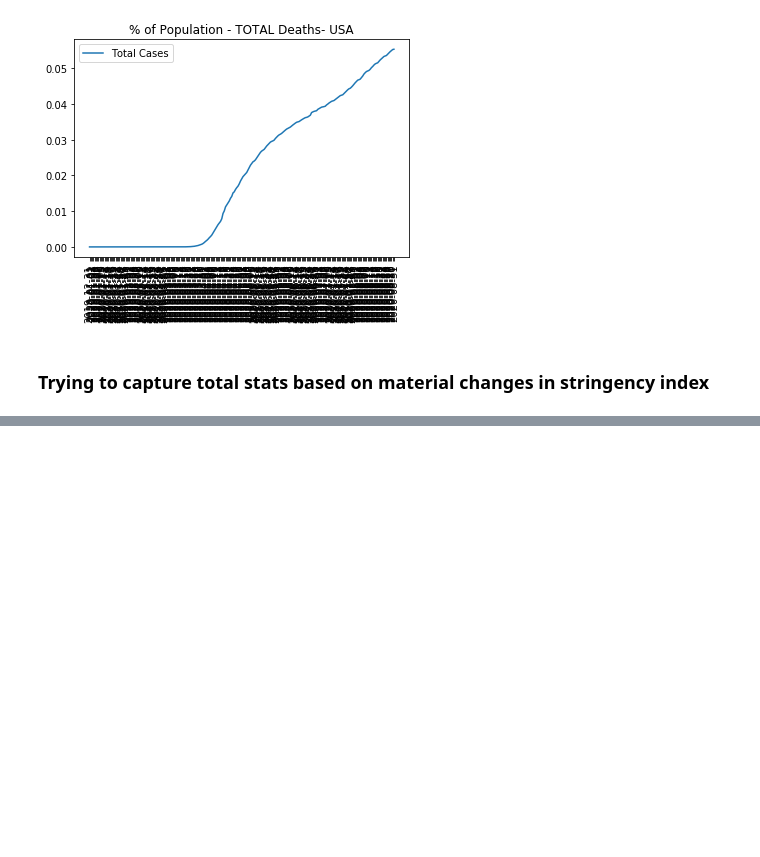
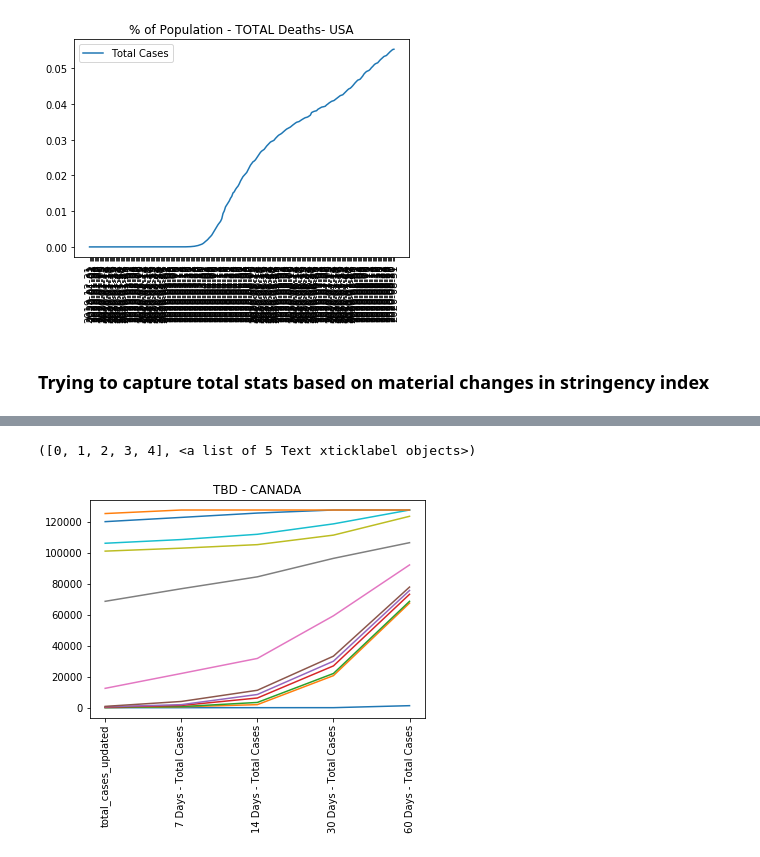
Before and after one commit to pmmfs/capstone-project, a Jupyter notebook: Analysis/government_regulation_impact_initial_analysis_mk.ipynb, the cells around one changed output, grey strips where cells are left out. Drawn from its saved outputs; the diff is of its cells as text; code cells hidden in the pictures; blank space fills up the shorter version.

Commit message:
finished preliminary data analysis

```diff
--- a/Analysis/government_regulation_impact_initial_analysis_mk.ipynb
+++ b/Analysis/government_regulation_impact_initial_analysis_mk.ipynb
@@ -494,0 +679,21 @@ Index(['date_updated', 'iso_code', 'continent', 'location', 'new_cases',
+# %%
+new_canada_projection = new_canada_projection[[
+                                         'date_updated',
+                                         'total_cases_updated',
+                                         '7 Days - Total Cases',
+                                         '14 Days - Total Cases',
+                                         '30 Days - Total Cases',
+                                         '60 Days - Total Cases'
+                                         ]]
+new_canada_projection = new_canada_projection.transpose().reset_index()
+
+#grab the first row for the header
+new_header = new_canada_projection.iloc[0]
+
+#take the data less the header row
+new_canada_projection = new_canada_projection[1:]
+
+#set the header row as the df header
+new_canada_projection.columns = new_header
+
+new_canada_projection
@@ -494,0 +744,20 @@ Index(['date_updated', 'iso_code', 'continent', 'location', 'new_cases',
+# %%
+# Plot amounts for cases, at intervals - CANADA
+p1 = plt.plot(x_axis1 , y_axis1)
+p2 = plt.plot(x_axis2 , y_axis2)
+p3 = plt.plot(x_axis3 , y_axis3)
+p4 = plt.plot(x_axis4 , y_axis4)
+p5 = plt.plot(x_axis5 , y_axis5)
+p1 = plt.plot(x_axis6 , y_axis6)
+p1 = plt.plot(x_axis7 , y_axis7)
+p1 = plt.plot(x_axis8 , y_axis8)
+p1 = plt.plot(x_axis9 , y_axis9)
+p1 = plt.plot(x_axis10 , y_axis10)
+p1 = plt.plot(x_axis11 , y_axis11)
+p1 = plt.plot(x_axis12 , y_axis12)
+plt.title("TBD - CANADA")
+
+plt.xticks(rotation=90)
+# %% [output]
+([0, 1, 2, 3, 4], <a list of 5 Text xticklabel objects>)
+[figure, added]
```
Also changed, not shown: parts of 21 cells of this notebook.
